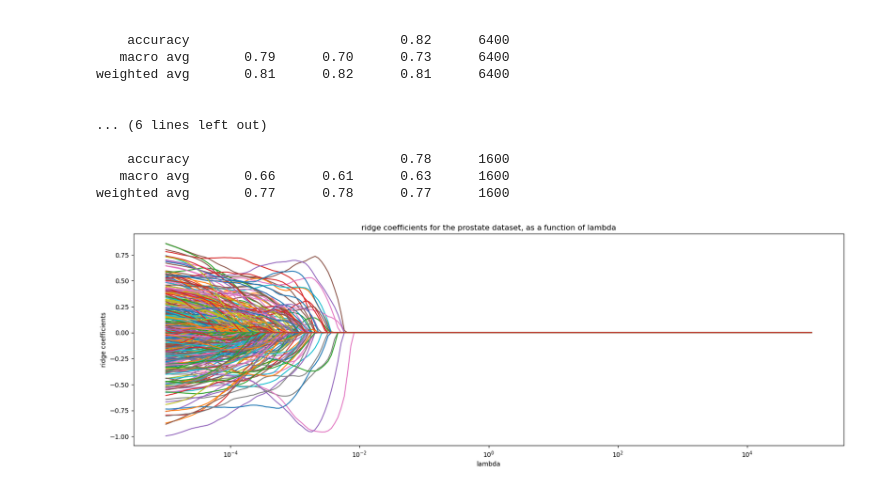
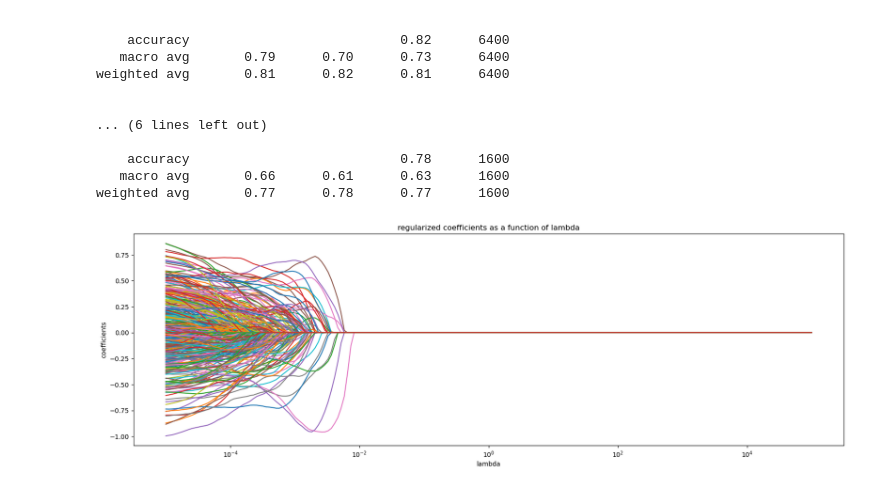
Before and after one commit to fas38/twitter-sentiment-analysis, a Jupyter notebook: solution_notebook.ipynb, the cells around one changed output. Drawn from its saved outputs; the diff is of its cells as text; code cells hidden in the pictures.

```diff
--- a/solution_notebook.ipynb
+++ b/solution_notebook.ipynb
@@ -292,31 +292,32 @@ weighted avg       0.77      0.78      0.77      1600
 # %%
 #ridge regression and lasso regression.
 #Add cross validation k=10
+import warnings
+warnings.filterwarnings('ignore')
+lambdas = np.logspace (-5, 5 , 200)
 
-
-def plot_regularized_coeffs(reg):
-        lambdas = np.logspace (-5, 5 , 200)
+def plot_regularized_coeffs(reg,lambdas):
         params = [None for _ in range(len(lambdas))] #initialize params/coeffs list
         for i,lambda_ in enumerate(lambdas):
                 reg.set_params(alpha=lambda_)
                 reg.fit(X_train,y_train)
                 params[i] = reg.coef_
 
         # Plot coefficients with varying lambda
         plt.figure(figsize=(20, 6))
         plt.subplot()
         ax = plt.gca()
         ax.plot(lambdas, params)
         ax.set_xscale("log")
         plt.xlabel("lambda")
-        plt.ylabel("ridge coefficients")
-        plt.title(f"ridge coefficients for the prostate dataset, as a function of lambda")
+        plt.ylabel("coefficients")
+        plt.title(f"regularized coefficients as a function of lambda")
         plt.axis("tight")
         plt.show()
 reg = linear_model.Lasso()
-plot_regularized_coeffs(reg)
+plot_regularized_coeffs(reg,lambdas)
 # %% [output]
-[figure, old version]
+[figure, new version]
 # %%
 #1. create 10 splits
 from sklearn.model_selection import KFold
```
Also changed, not shown: parts of 1 cell of this notebook.
